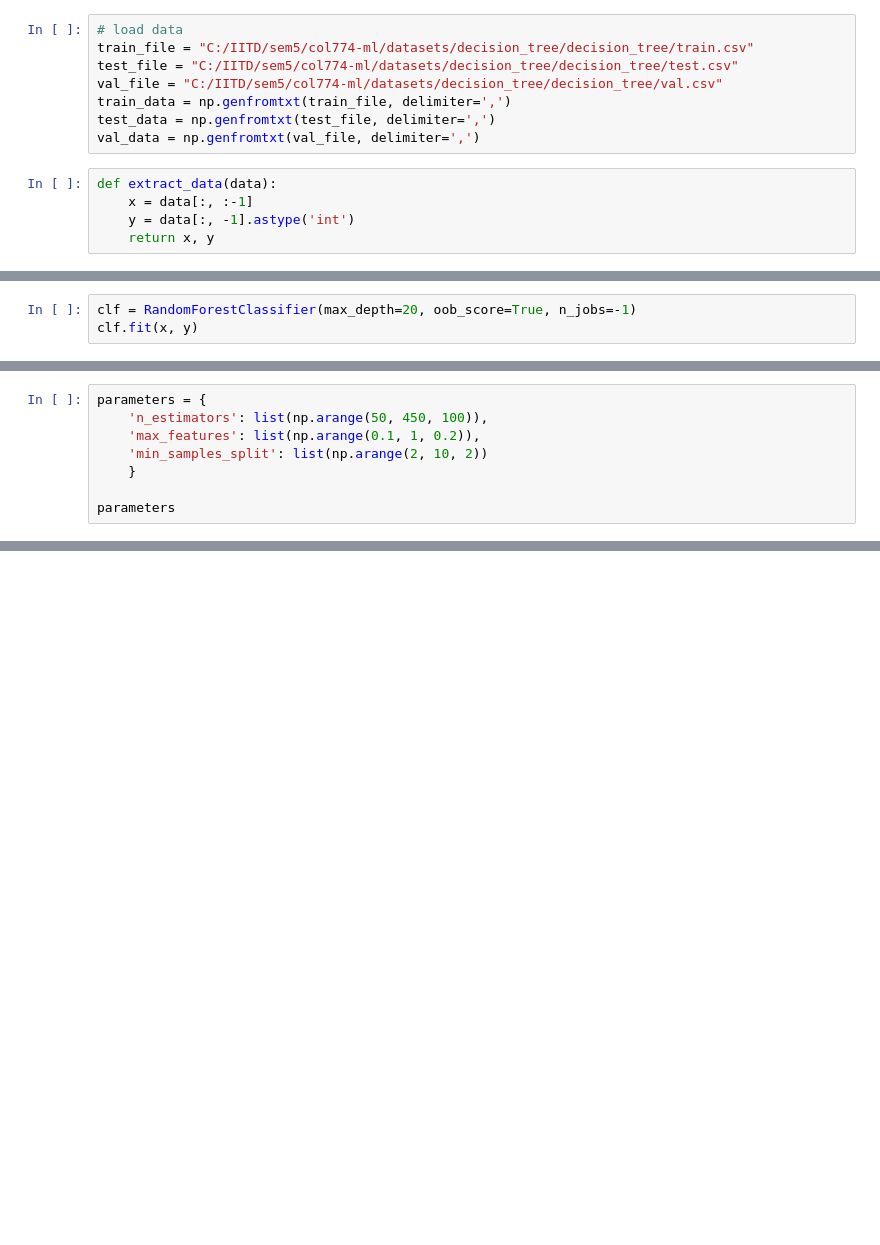
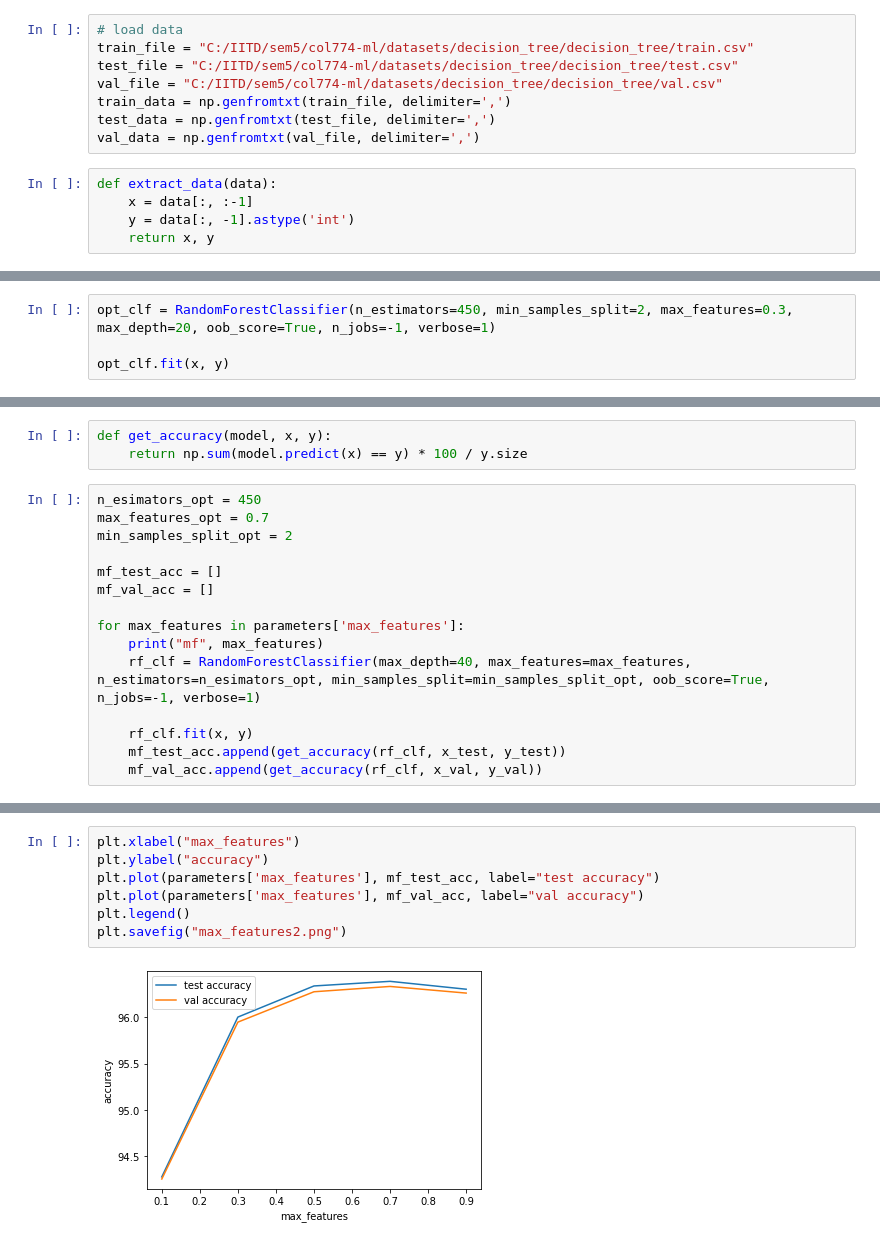
Before and after one commit to sohamvg/col774-machine-learning, a Jupyter notebook: assignment3/q1_random_forest.ipynb, the cells around one changed output, grey strips where cells are left out. Saved outputs shown, nothing was run; the diff lists cells and outputs as text; blank space fills up the shorter version.

```diff
--- a/assignment3/q1_random_forest.ipynb
+++ b/assignment3/q1_random_forest.ipynb
@@ -22,4 +80,5 @@ num_labels = 7
 # %%
-clf = RandomForestClassifier(max_depth=20, oob_score=True, n_jobs=-1)
-clf.fit(x, y)
+opt_clf = RandomForestClassifier(n_estimators=450, min_samples_split=2, max_features=0.3, max_depth=20, oob_score=True, n_jobs=-1, verbose=1)
+
+opt_clf.fit(x, y)
 # %% [output]
@@ -33,8 +91,0 @@ np.sum(clf.predict(x_test) == y_test) / y_test.size
-# %%
-parameters = {
-    'n_estimators': list(np.arange(50, 450, 100)),
-    'max_features': list(np.arange(0.1, 1, 0.2)),
-    'min_samples_split': list(np.arange(2, 10, 2))
-    }
-
-parameters
@@ -61,0 +92,18 @@ NameError: name 'gs_clf' is not defined
+# %%
+def get_accuracy(model, x, y):
+    return np.sum(model.predict(x) == y) * 100 / y.size
+# %%
+n_esimators_opt = 450
+max_features_opt = 0.7
+min_samples_split_opt = 2
+
+mf_test_acc = []
+mf_val_acc = []
+
+for max_features in parameters['max_features']:
+    print("mf", max_features)
+    rf_clf = RandomForestClassifier(max_depth=40, max_features=max_features, n_estimators=n_esimators_opt, min_samples_split=min_samples_split_opt, oob_score=True, n_jobs=-1, verbose=1)
+
+    rf_clf.fit(x, y)
+    mf_test_acc.append(get_accuracy(rf_clf, x_test, y_test))
+    mf_val_acc.append(get_accuracy(rf_clf, x_val, y_val))
@@ -61,0 +128,9 @@ NameError: name 'gs_clf' is not defined
+# %%
+plt.xlabel("max_features")
+plt.ylabel("accuracy")
+plt.plot(parameters['max_features'], mf_test_acc, label="test accuracy")
+plt.plot(parameters['max_features'], mf_val_acc, label="val accuracy")
+plt.legend()
+plt.savefig("max_features2.png")
+# %% [output]
+[figure, added]
```
Also changed, not shown: parts of 16 cells of this notebook, 4 other files.
